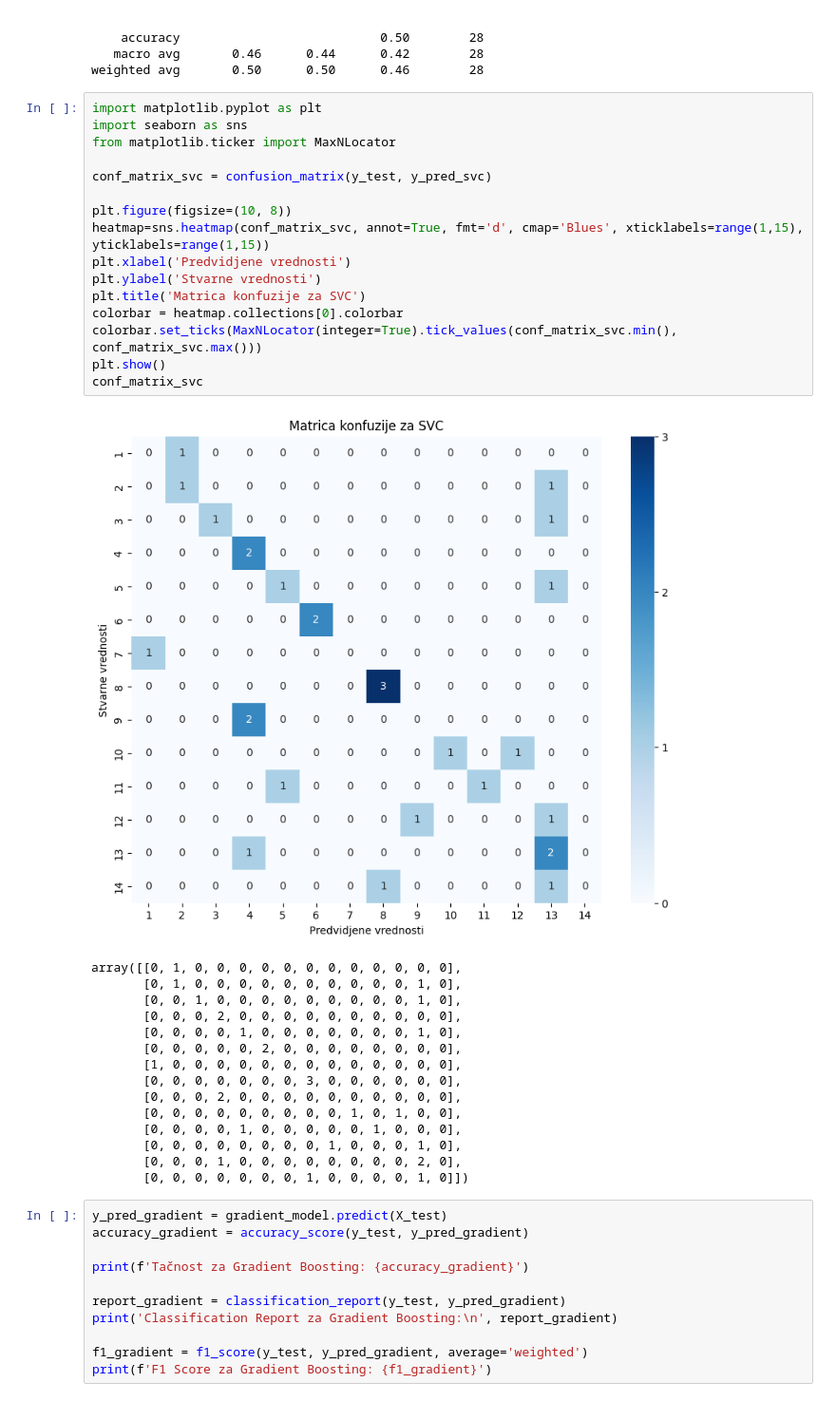
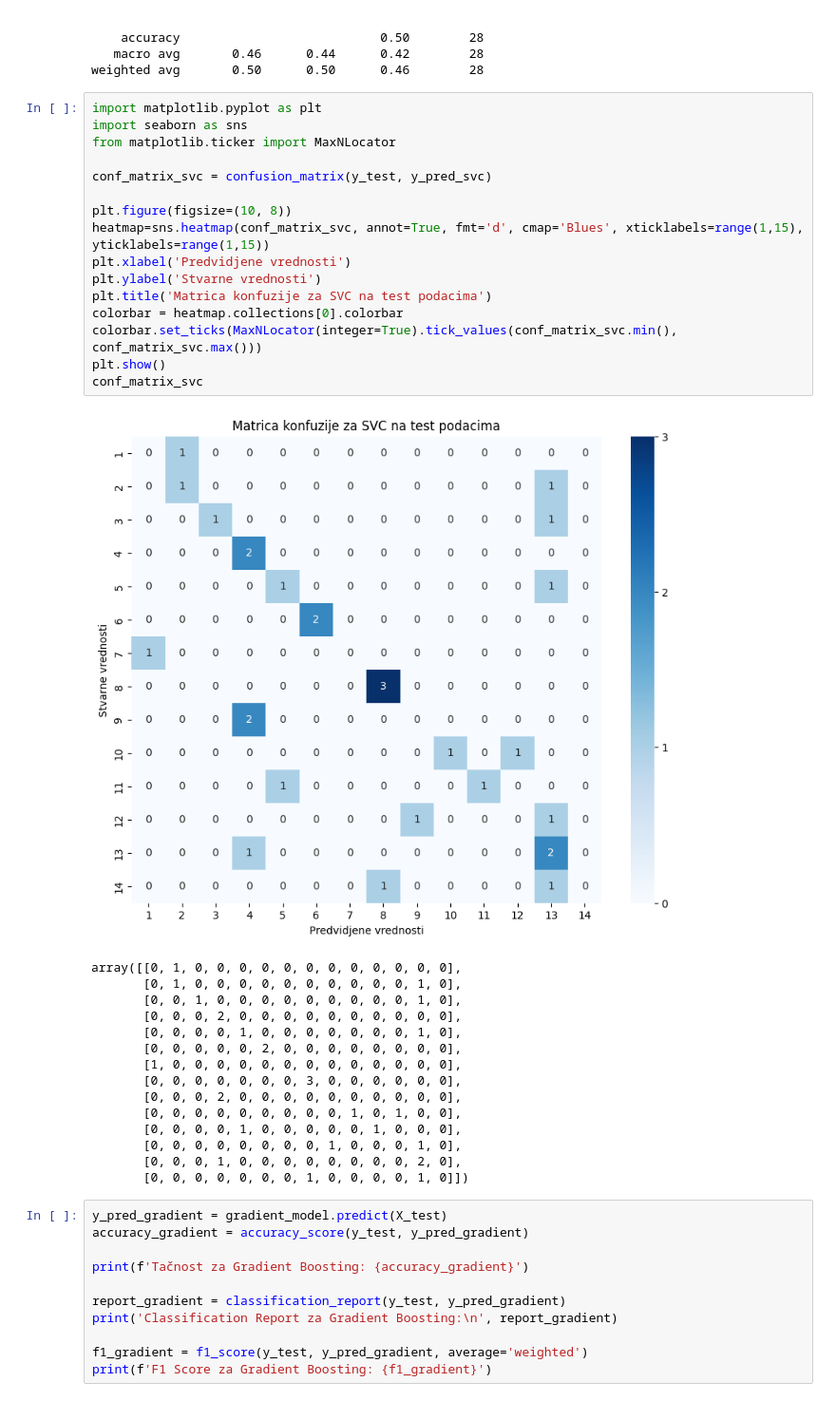
Before and after one commit to jelena3160/AutorshipAttribution, a Jupyter notebook: classla.ipynb, the cells around one changed output. Shown at 95% size. Drawn from its saved outputs; the diff is of its cells as text.

```diff
--- a/classla.ipynb
+++ b/classla.ipynb
@@ -198,21 +198,21 @@ weighted avg       0.50      0.50      0.46        28
 # %%
 import matplotlib.pyplot as plt
 import seaborn as sns
 from matplotlib.ticker import MaxNLocator
 
 conf_matrix_svc = confusion_matrix(y_test, y_pred_svc)
 
 plt.figure(figsize=(10, 8))
 heatmap=sns.heatmap(conf_matrix_svc, annot=True, fmt='d', cmap='Blues', xticklabels=range(1,15), yticklabels=range(1,15))
 plt.xlabel('Predvidjene vrednosti')
 plt.ylabel('Stvarne vrednosti')
-plt.title('Matrica konfuzije za SVC')
+plt.title('Matrica konfuzije za SVC na test podacima')
 colorbar = heatmap.collections[0].colorbar
 colorbar.set_ticks(MaxNLocator(integer=True).tick_values(conf_matrix_svc.min(), conf_matrix_svc.max()))
 plt.show()
 conf_matrix_svc
 # %% [output]
-[figure, old version]
+[figure, new version]
 array([[0, 1, 0, 0, 0, 0, 0, 0, 0, 0, 0, 0, 0, 0],
        [0, 1, 0, 0, 0, 0, 0, 0, 0, 0, 0, 0, 1, 0],
        [0, 0, 1, 0, 0, 0, 0, 0, 0, 0, 0, 0, 1, 0],
```
Also changed, not shown: parts of 8 cells of this notebook.
